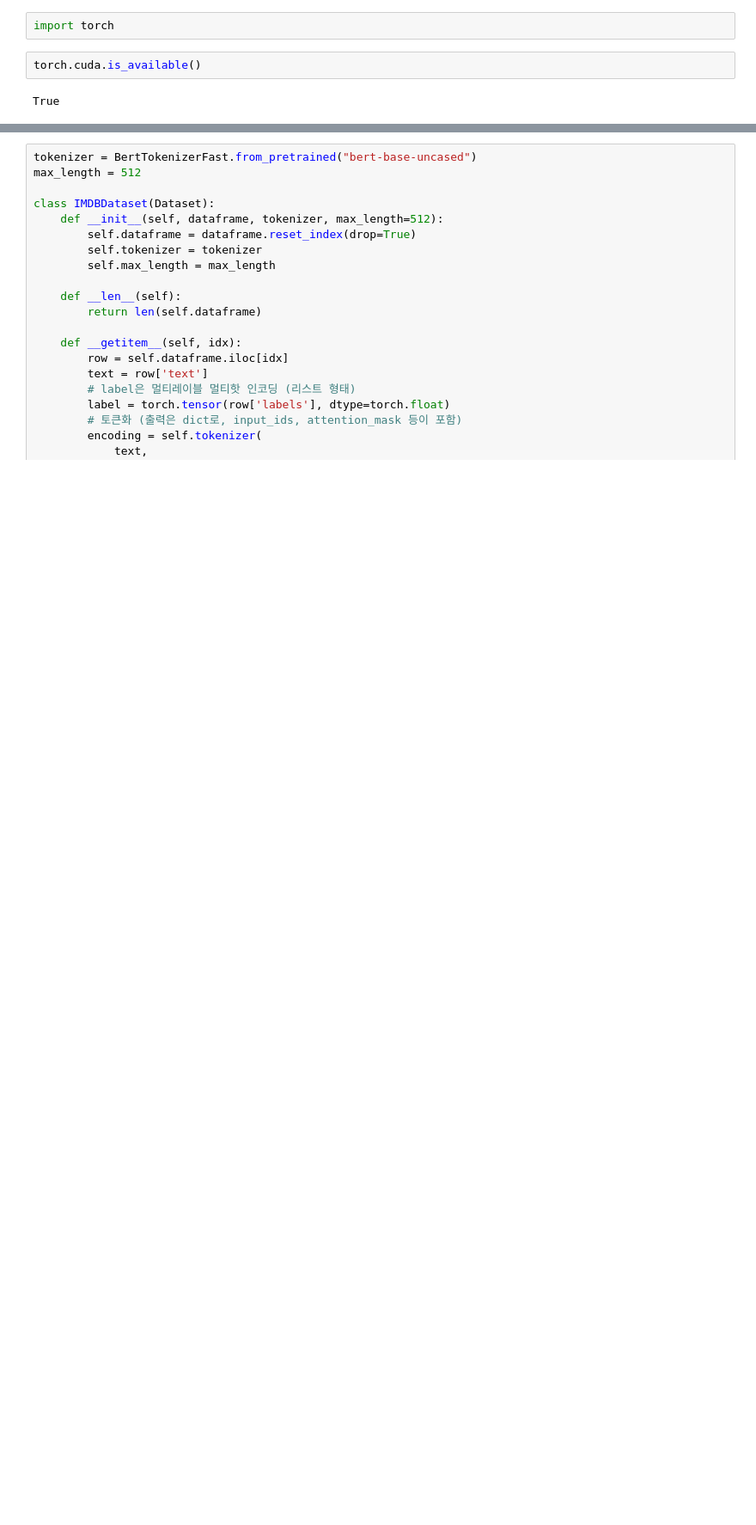
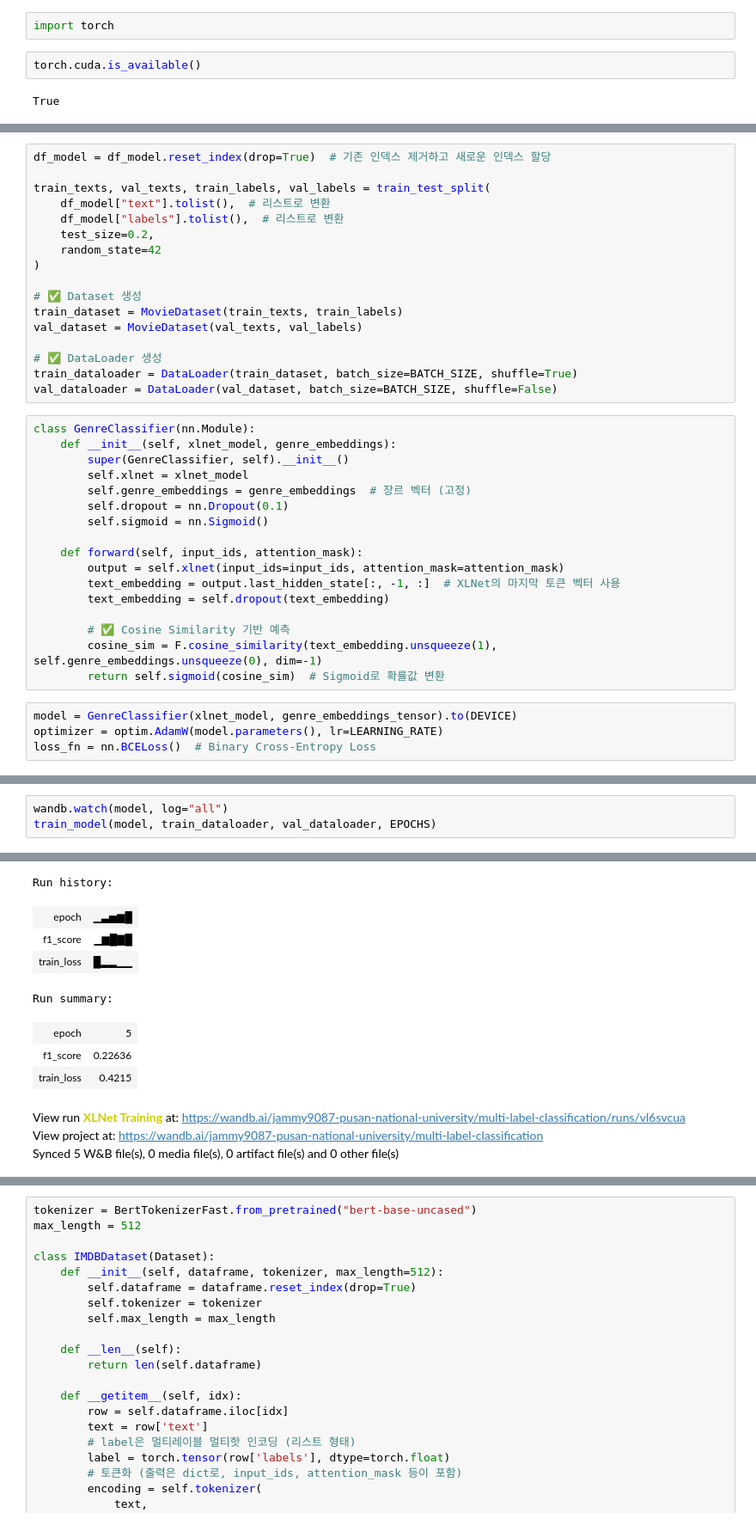
Before and after one commit to sjin4861/RecSys_and_LLM, a Jupyter notebook: crawling/model.ipynb, the cells around one changed output, grey strips where cells are left out. Shown at 86% size. Saved outputs shown, nothing was run; the diff lists cells and outputs as text; blank space fills up the shorter version.

```diff
--- a/crawling/model.ipynb
+++ b/crawling/model.ipynb
@@ -68,0 +194,38 @@ df_model = df[['text', 'labels']]
+# %%
+df_model = df_model.reset_index(drop=True)  # 기존 인덱스 제거하고 새로운 인덱스 할당
+
+train_texts, val_texts, train_labels, val_labels = train_test_split(
+    df_model["text"].tolist(),  # 리스트로 변환
+    df_model["labels"].tolist(),  # 리스트로 변환
+    test_size=0.2,
+    random_state=42
+)
+
+# ✅ Dataset 생성
+train_dataset = MovieDataset(train_texts, train_labels)
+val_dataset = MovieDataset(val_texts, val_labels)
+
+# ✅ DataLoader 생성
+train_dataloader = DataLoader(train_dataset, batch_size=BATCH_SIZE, shuffle=True)
+val_dataloader = DataLoader(val_dataset, batch_size=BATCH_SIZE, shuffle=False)
+# %%
+class GenreClassifier(nn.Module):
+    def __init__(self, xlnet_model, genre_embeddings):
+        super(GenreClassifier, self).__init__()
+        self.xlnet = xlnet_model
+        self.genre_embeddings = genre_embeddings  # 장르 벡터 (고정)
+        self.dropout = nn.Dropout(0.1)
+        self.sigmoid = nn.Sigmoid()
+
+    def forward(self, input_ids, attention_mask):
+        output = self.xlnet(input_ids=input_ids, attention_mask=attention_mask)
+        text_embedding = output.last_hidden_state[:, -1, :]  # XLNet의 마지막 토큰 벡터 사용
+        text_embedding = self.dropout(text_embedding)
+
+        # ✅ Cosine Similarity 기반 예측
+        cosine_sim = F.cosine_similarity(text_embedding.unsqueeze(1), self.genre_embeddings.unsqueeze(0), dim=-1)
+        return self.sigmoid(cosine_sim)  # Sigmoid로 확률값 변환
+# %%
+model = GenreClassifier(xlnet_model, genre_embeddings_tensor).to(DEVICE)
+optimizer = optim.AdamW(model.parameters(), lr=LEARNING_RATE)
+loss_fn = nn.BCELoss()  # Binary Cross-Entropy Loss
@@ -68,0 +305,4 @@ df_model = df[['text', 'labels']]
+# %%
+wandb.watch(model, log="all")
+train_model(model, train_dataloader, val_dataloader, EPOCHS)
+# %% [output]
@@ -68,0 +315,11 @@ df_model = df[['text', 'labels']]
+Run history:
+| epoch | ▁▃▅▆█ |
+| f1_score | ▁▆█▇█ |
+| train_loss | █▂▂▁▁ |
+Run summary:
+| epoch | 5 |
+| f1_score | 0.22636 |
+| train_loss | 0.4215 |
+View run XLNet Training at: https://wandb.ai/jammy9087-pusan-national-university/multi-label-classification/runs/vl6svcua
+View project at: https://wandb.ai/jammy9087-pusan-national-university/multi-label-classification
+Synced 5 W&B file(s), 0 media file(s), 0 artifact file(s) and 0 other file(s)
```
Also changed, not shown: parts of 17 cells of this notebook, 54 other files.
